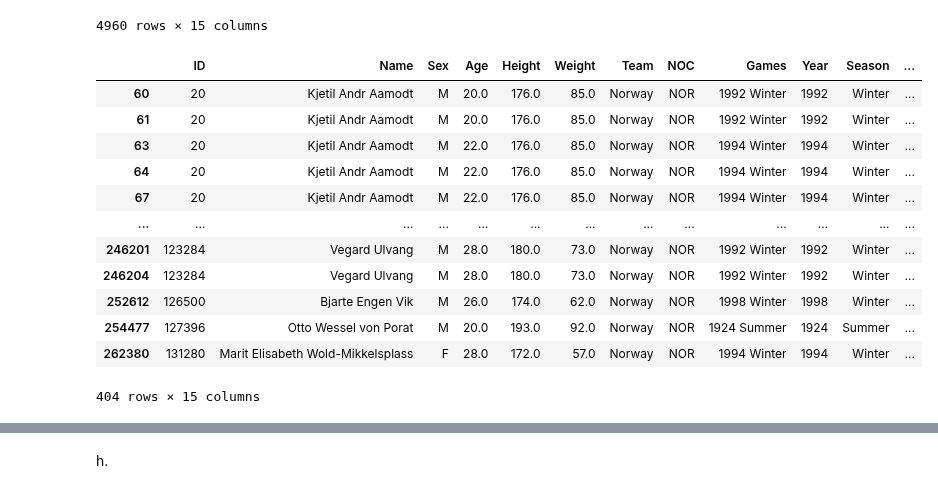
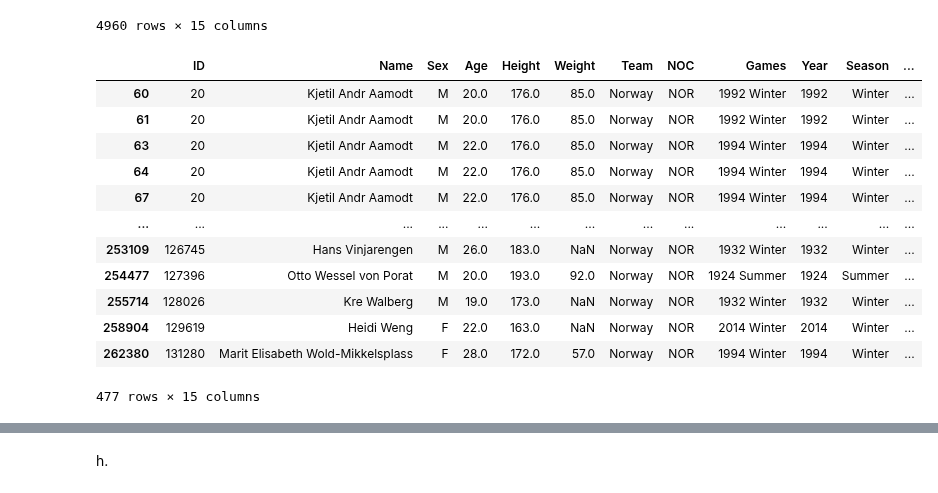
Before and after one commit to Ludwilton/Projekt-OS-Norge, a Jupyter notebook: uppgift_0/uppgift.0.LUDWIG.ipynb, the cells around one changed output, grey strips where cells are left out. Saved outputs shown, nothing was run; the diff lists cells and outputs as text; code cells hidden in the pictures.

```diff
--- a/uppgift_0/uppgift.0.LUDWIG.ipynb
+++ b/uppgift_0/uppgift.0.LUDWIG.ipynb
@@ -152,25 +152,25 @@ no_df
 # %%
 
 medals_df = no_df[no_df["Medal"].notnull()]
 
 
 
-unique_medals_df = medals_df.drop_duplicates(subset=["Event", "Games", "Team"])
+unique_medals_df = medals_df.drop_duplicates(subset=["Event", "Games", "Team","Medal"])
 unique_medals_df
 # %% [output]
 |  | ID | Name | Sex | Age | Height | Weight | Team | NOC | Games | Year | Season | ... |
 | 60 | 20 | Kjetil Andr Aamodt | M | 20.0 | 176.0 | 85.0 | Norway | NOR | 1992 Winter | 1992 | Winter | ... |
 | 61 | 20 | Kjetil Andr Aamodt | M | 20.0 | 176.0 | 85.0 | Norway | NOR | 1992 Winter | 1992 | Winter | ... |
 | 63 | 20 | Kjetil Andr Aamodt | M | 22.0 | 176.0 | 85.0 | Norway | NOR | 1994 Winter | 1994 | Winter | ... |
 | 64 | 20 | Kjetil Andr Aamodt | M | 22.0 | 176.0 | 85.0 | Norway | NOR | 1994 Winter | 1994 | Winter | ... |
 | 67 | 20 | Kjetil Andr Aamodt | M | 22.0 | 176.0 | 85.0 | Norway | NOR | 1994 Winter | 1994 | Winter | ... |
 | ... | ... | ... | ... | ... | ... | ... | ... | ... | ... | ... | ... | ... |
-| 246201 | 123284 | Vegard Ulvang | M | 28.0 | 180.0 | 73.0 | Norway | NOR | 1992 Winter | 1992 | Winter | ... |
-| 246204 | 123284 | Vegard Ulvang | M | 28.0 | 180.0 | 73.0 | Norway | NOR | 1992 Winter | 1992 | Winter | ... |
-| 252612 | 126500 | Bjarte Engen Vik | M | 26.0 | 174.0 | 62.0 | Norway | NOR | 1998 Winter | 1998 | Winter | ... |
+| 253109 | 126745 | Hans Vinjarengen | M | 26.0 | 183.0 | NaN | Norway | NOR | 1932 Winter | 1932 | Winter | ... |
 | 254477 | 127396 | Otto Wessel von Porat | M | 20.0 | 193.0 | 92.0 | Norway | NOR | 1924 Summer | 1924 | Summer | ... |
+| 255714 | 128026 | Kre Walberg | M | 19.0 | 173.0 | NaN | Norway | NOR | 1932 Winter | 1932 | Winter | ... |
+| 258904 | 129619 | Heidi Weng | F | 22.0 | 163.0 | NaN | Norway | NOR | 2014 Winter | 2014 | Winter | ... |
 | 262380 | 131280 | Marit Elisabeth Wold-Mikkelsplass | F | 28.0 | 172.0 | 57.0 | Norway | NOR | 1994 Winter | 1994 | Winter | ... |
-404 rows × 15 columns
+477 rows × 15 columns
 # %%
 medals_per_year = unique_medals_df.groupby(["Year","Sex"])["Medal"].count().reset_index()
 
```
Also changed, not shown: parts of 3 cells of this notebook.
